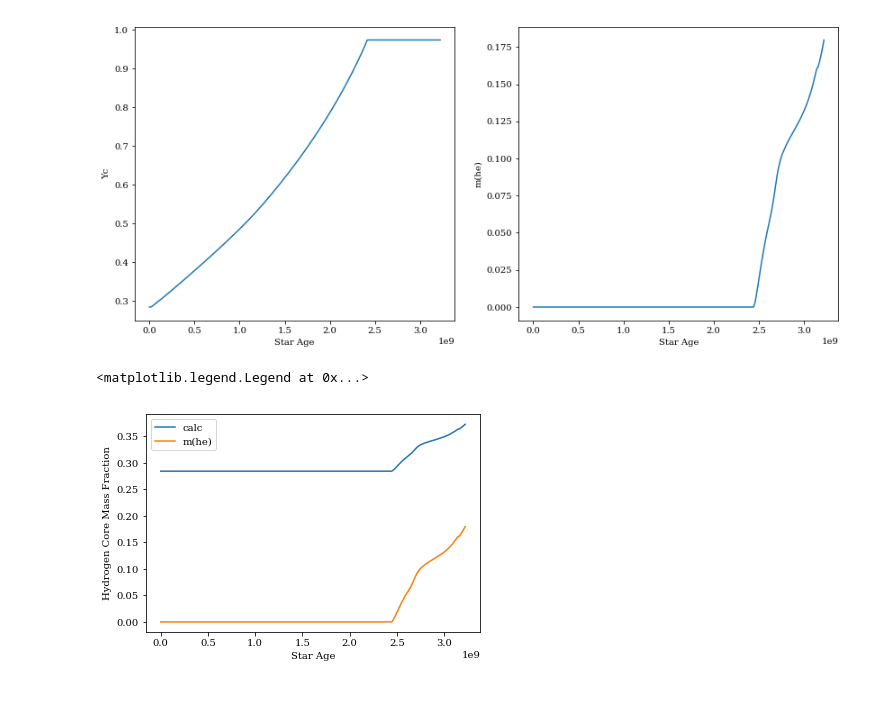
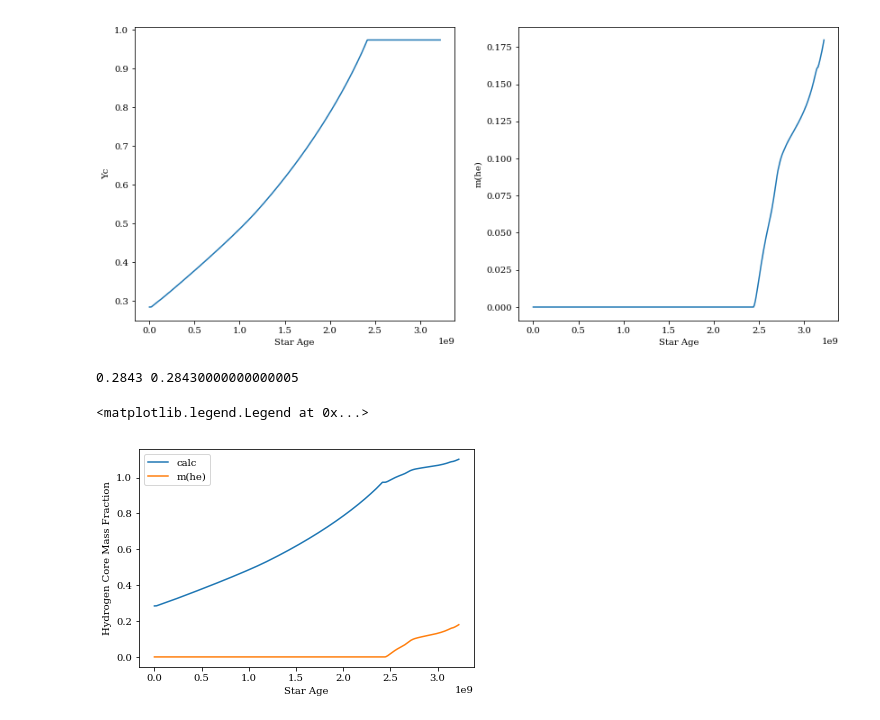
Before and after one commit to daw538/y4project, a Jupyter notebook: JoshFiles/mesareader-NGC6819.ipynb, the cells around one changed output. Saved outputs shown, nothing was run; the diff lists cells and outputs as text; code cells hidden in the pictures.

```diff
--- a/JoshFiles/mesareader-NGC6819.ipynb
+++ b/JoshFiles/mesareader-NGC6819.ipynb
@@ -60,20 +57,23 @@ plt.show()
 # %% [output]
 [figure]
 # %%
-Y = (df['Yc']*df['m(he)']/1.4)+(1-df['X']-df['Z'])*((1.4-df['m(he)'])/1.4)
+#Y = (df['Yc']*df['m(he)']/1.4)+(1-df['X']-df['Z'])*((1.4-df['m(he)'])/1.4)
+print(min(df['Yc']), 1-min(df['X'])-min(df['Z']))
+Y = df['Yc']+df['m(he)']/1.4
 plt.plot(df['age'], Y, label='calc')
 plt.plot(df['age'], df['m(he)'], label='m(he)')
 plt.xlabel('Star Age')
 plt.ylabel('Hydrogen Core Mass Fraction')
 #print('Initial Mass = 1.0 Msol, Initial Helium Fraction = 0.24, Metallicity = +0.00')
 #print('Helium increases from ', min(df['total_mass_he4']), ' to ', max(df['total_mass_he4']))
 #plt.plot(df['star_age'], df['he_core_mass'])
 #print(max(df['age']))
 #plt.xlim(2.2e9)
 plt.legend()
 # %% [output]
-<matplotlib.legend.Legend at 0x...>
+0.2843 0.28430000000000005
+<matplotlib.legend.Legend at 0x...>
-[figure, old version]
+[figure, new version]
 # %%
 plt.plot(df['Radius'], df['m(he)'])
 plt.xlabel('Star Radius')
```
Also changed, not shown: parts of 10 cells of this notebook, 2 other files.
